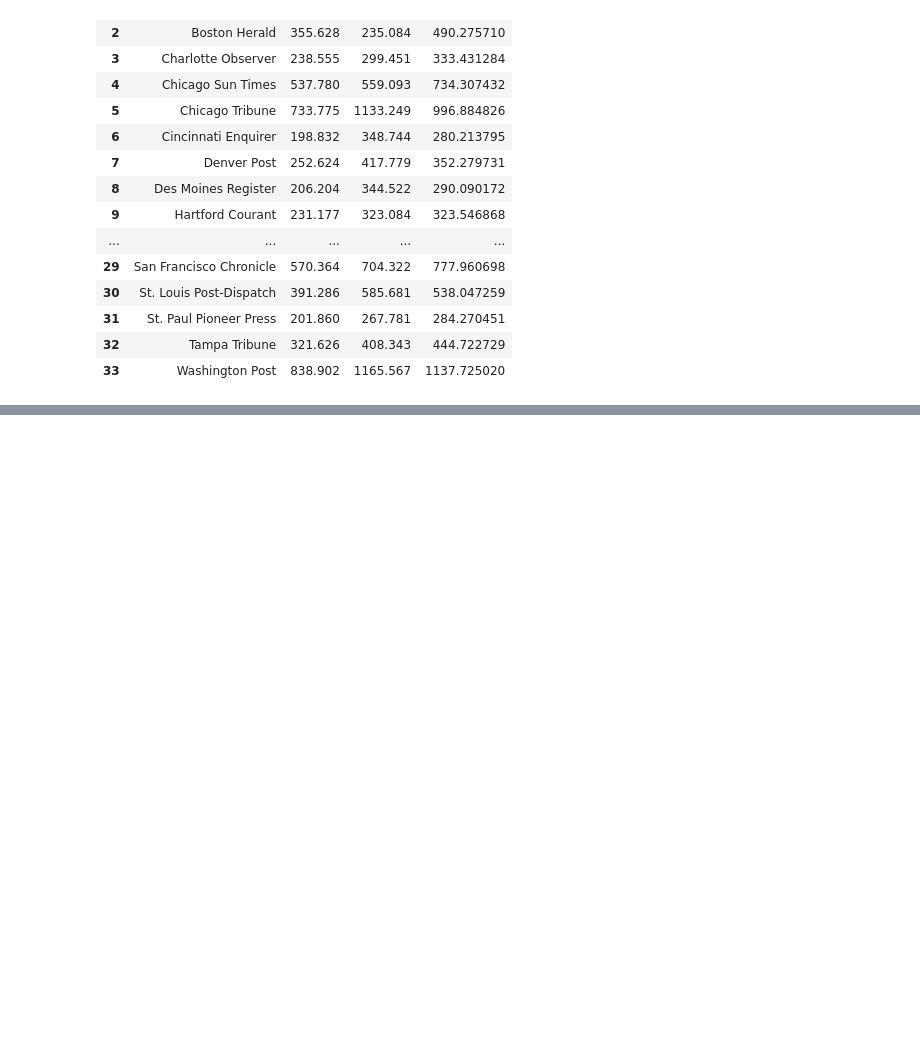
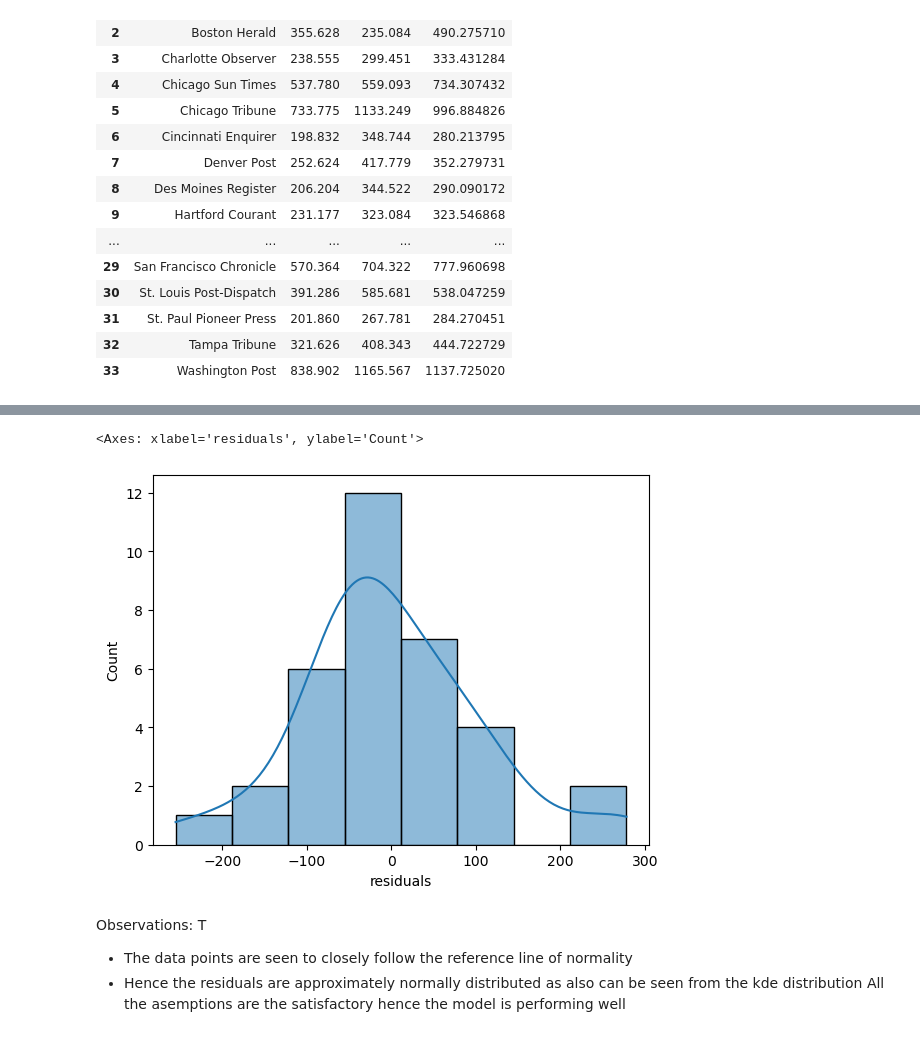
Before and after one commit to gopi-chandu-ch/excelr_task, a Jupyter notebook: Simple Linear Regression1.ipynb, the cells around one changed output, grey strips where cells are left out. Saved outputs shown, nothing was run; the diff lists cells and outputs as text; code cells hidden in the pictures; blank space fills up the shorter version.

```diff
--- a/Simple Linear Regression1.ipynb
+++ b/Simple Linear Regression1.ipynb
@@ -296,0 +339,11 @@ RMSE:  183.83382358002734
+# %%
+# plot the kde distribution for residuals
+sns.histplot(data1["residuals"], kde=True)
+# %% [output]
+<Axes: xlabel='residuals', ylabel='Count'>
+[figure, added]
+# %% [markdown]
+Observations: T
+* The data points are seen to closely follow the reference line of normality
+* Hence the residuals are approximately normally distributed as also can be seen from the kde distribution
+All the asemptions are the satisfactory hence the model is performing well
```
Also changed, not shown: parts of 12 cells of this notebook, 2 other files.
